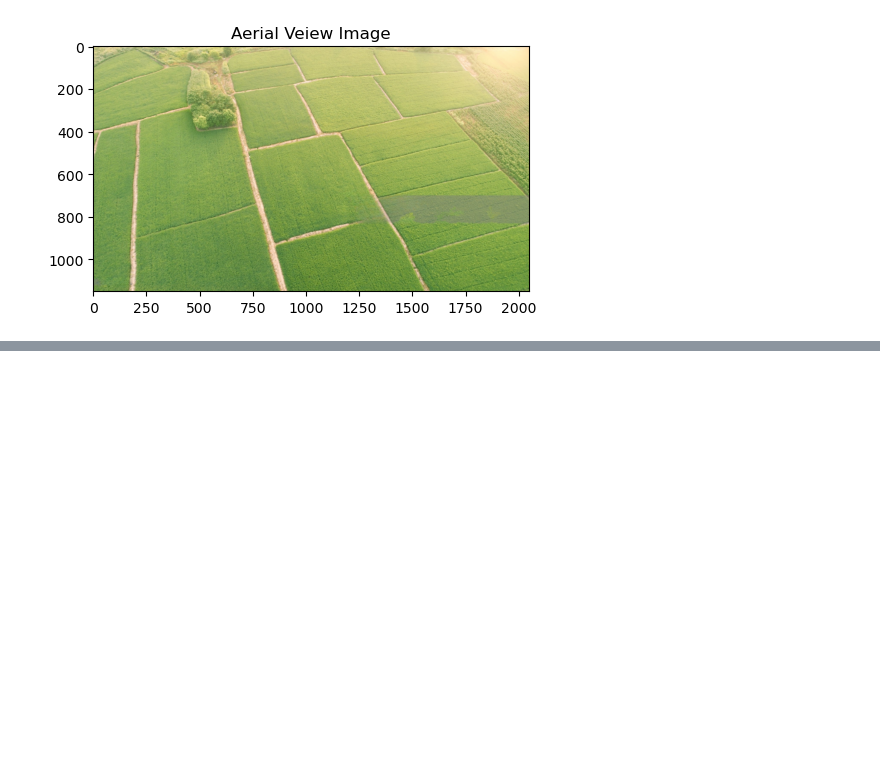
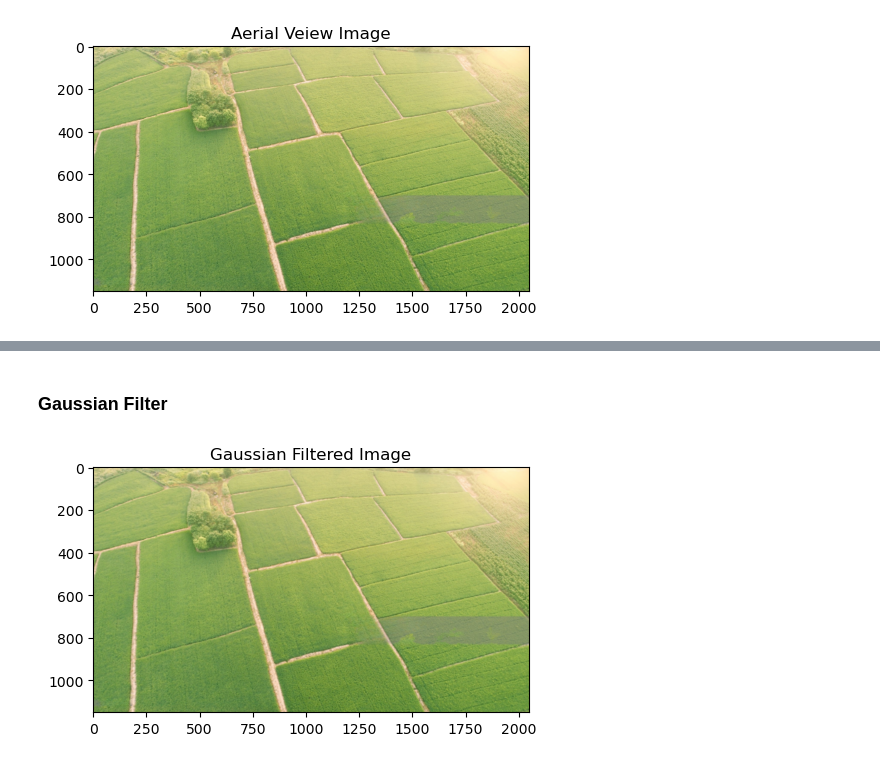
Before and after one commit to aradmehralian/Multi-Media-Projects, a Jupyter notebook: Project2/Q4.ipynb, the cells around one changed output, grey strips where cells are left out. Cells and saved outputs as stored; diff of their text form; code cells hidden in the pictures; blank space fills up the shorter version.

```diff
--- a/Project2/Q4.ipynb
+++ b/Project2/Q4.ipynb
@@ -20,0 +29,8 @@ imshow(aerial_veiew_img, "Aerial Veiew Image")
+# %% [markdown]
+### Gaussian Filter
+# %%
+kernel_width, kernel_height = (5, 5)
+gaussian_filtered_img = cv2.GaussianBlur(aerial_veiew_img, (kernel_width, kernel_height), 0)
+imshow(gaussian_filtered_img, "Gaussian Filtered Image")
+# %% [output]
+[figure, added]
```
Also changed, not shown: parts of 15 cells of this notebook, 1 other file.
